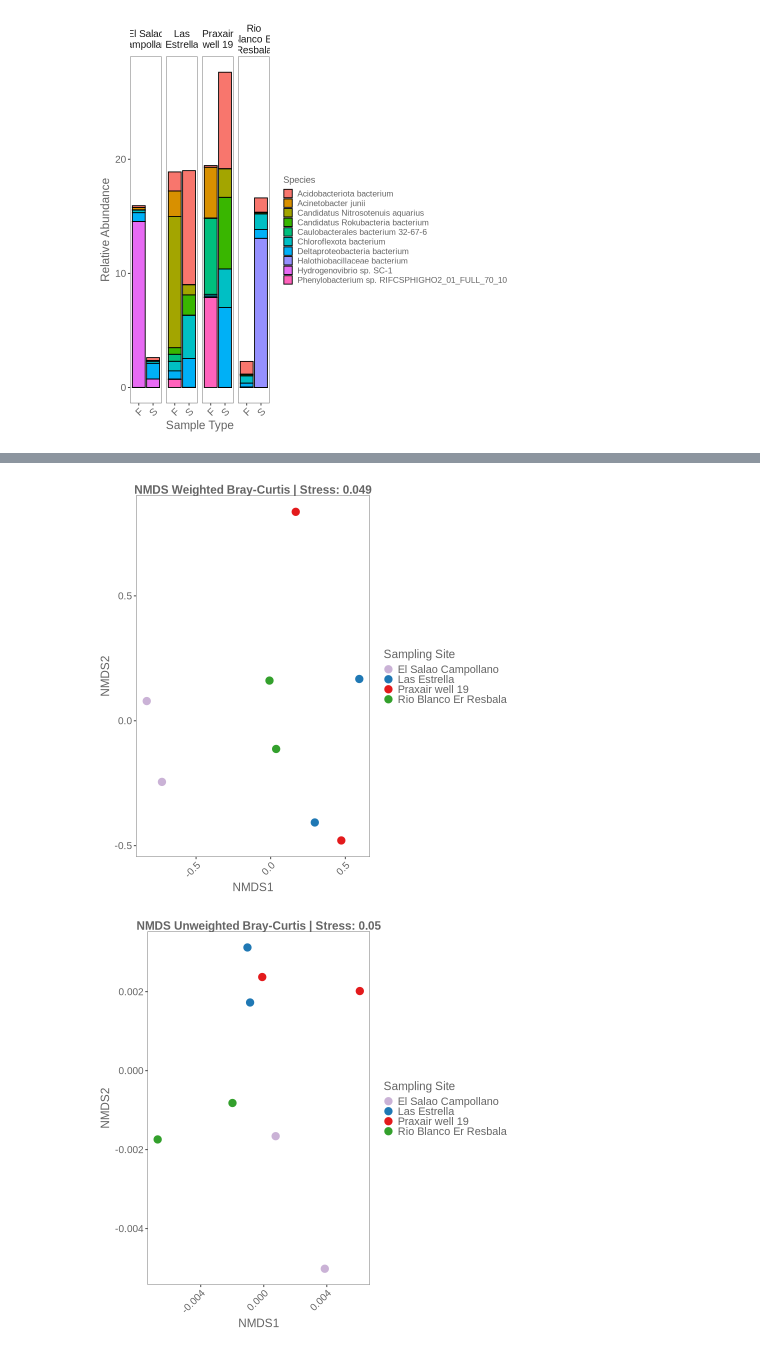
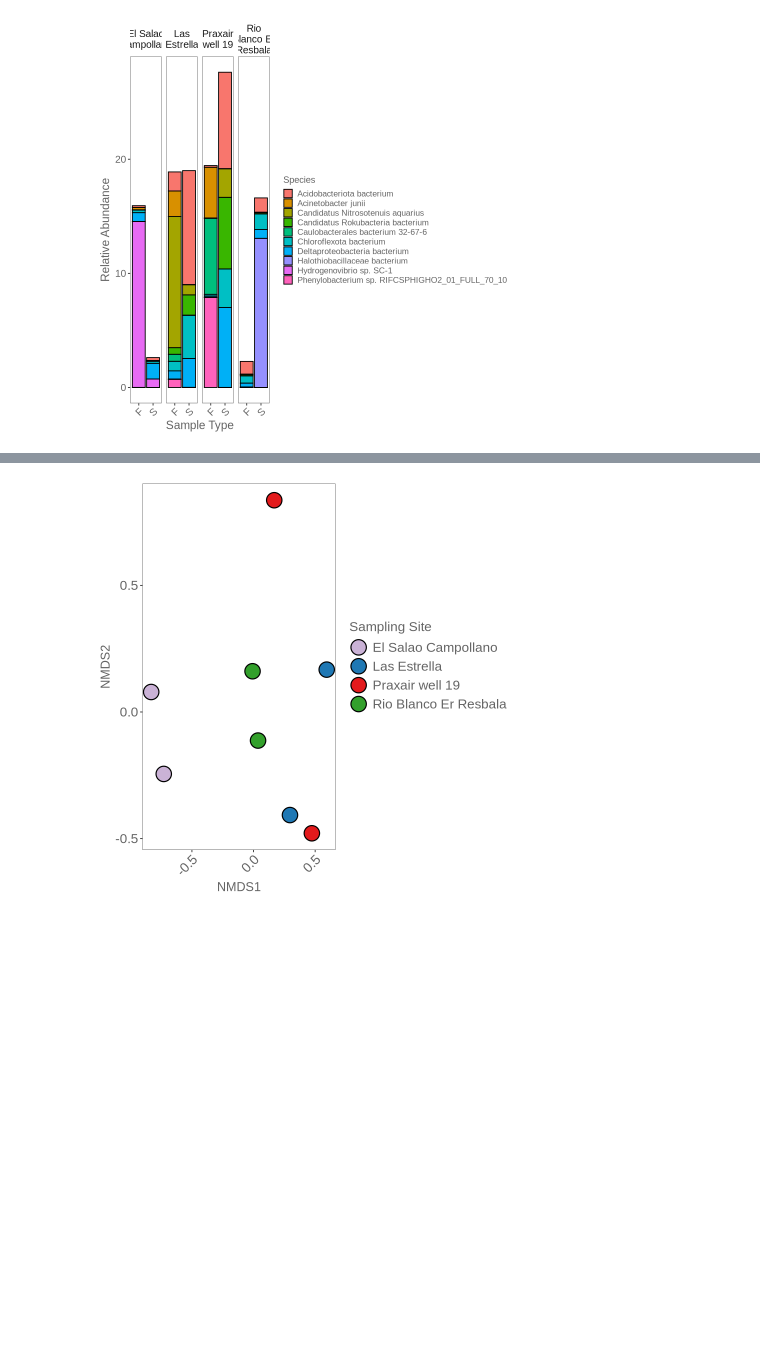
Before and after one commit to giovannellilab/geomosaic_cookbook, a Jupyter notebook: notebooks/geomosaic_kaiju.ipynb, the cells around one changed output, grey strips where cells are left out. Cells and saved outputs as stored; diff of their text form; code cells hidden in the pictures; blank space fills up the shorter version.

```diff
--- a/notebooks/geomosaic_kaiju.ipynb
+++ b/notebooks/geomosaic_kaiju.ipynb
@@ -418,38 +442,49 @@ biome_colors <- c(
 
 
 # Plot weighted
-plot_ordination(
+nmds_weighted <- plot_ordination(
   prok_nmds, ord_w,
   type  = "samples",
-  title = paste0("NMDS Weighted Bray-Curtis | Stress: ", round(ord_w$stress, 3)),
-  color = "site_name"          # ← match exactly your sample_data column name
+  #title = paste0("NMDS Weighted Bray-Curtis | Stress: ", round(ord_w$stress, 3)),
+  #color = "site_name"          # ← match exactly your sample_data column name
 ) +
-scale_color_manual(values = biome_colors) +
-geom_point(size = 4) +   # ← overrides visually with bigger points
-labs(color = "Sampling Site") +  # ← ADD THIS LINE WITH YOUR CUSTOM TITLE
-theme_glab() +
-theme(
-    plot.title        = element_text(size = 14, face = "bold", hjust = 0.5),
-    axis.text.x       = element_text(angle = 45, vjust = 1, hjust = 1, size = 12),
-    axis.text.y       = element_text(size = 12),
-    axis.title        = element_text(size = 14),
-    strip.text.x      = element_text(size = 12, margin = margin(t = 2, b = 2)),
+  geom_point(
+    aes(fill = site_name),      # ← mapped: fill by the site_name column
+    shape  = 21,                 # ← fixed: circle with fill + outline
+    color  = "black",            # ← fixed: outline color
+    stroke = 1,                  # ← fixed: outline thickness
+    size   = 8                   # ← fixed: point size
+  ) +
+  scale_fill_manual(values = biome_colors) +   # ← palette applied here, as its own layer
+  labs(fill = "Sampling Site") +               # ← use fill, not color, since fill is now the mapped legend
+  theme_glab() +
+  theme(
+    #plot.title        = element_text(size = 17, face = "bold"),
+    axis.text.x       = element_text(angle = 45, vjust = 1, hjust = 1, size = 16),
+    axis.text.y       = element_text(size = 16),
+    axis.title        = element_text(size = 15),
+    strip.text.x      = element_text(size = 16, margin = margin(t = 2, b = 2)),
     strip.text.y      = element_blank(),
     strip.background  = element_blank(),
-    legend.title      = element_text(size = 14),
-    legend.text       = element_text(size = 13),
+    legend.title      = element_text(size = 16),
+    legend.text       = element_text(size = 16),
     legend.position   = "right"
   )
 ggsave(paste0(output_dir, "nmds_weighted.svg"), width = 8, height = 12, dpi = 300)
 # Plot unweighted
-plot_ordination(
+nmds_unweighted <- plot_ordination(
   prok_nmds, ord_uw,
   type  = "samples",
   title = paste0("NMDS Unweighted Bray-Curtis | Stress: ", round(ord_uw$stress, 3)),
   color = "site_name"
 ) +
 scale_color_manual(values = biome_colors) +
-geom_point(size = 4) +   # ← overrides visually with bigger points
+geom_point(
+    shape = 21,
+    color = "black",
+    stroke = 1,
+    size = 8
+) +
 labs(color = "Sampling Site") +  # ← ADD THIS LINE WITH YOUR CUSTOM TITLE
 theme_glab() +
 theme(
@@ -465,6 +500,7 @@ theme(
     legend.position   = "right"
   )
 ggsave(paste0(output_dir, "nmds_unweighted.svg"), width = 8, height = 12, dpi = 300)
-# %% [output]
-[figure, removed]
-[figure, removed]
+# %%
+nmds_weighted
+# %% [output]
+[figure, added]
```
Also changed, not shown: parts of 29 cells of this notebook, 10 other files.
